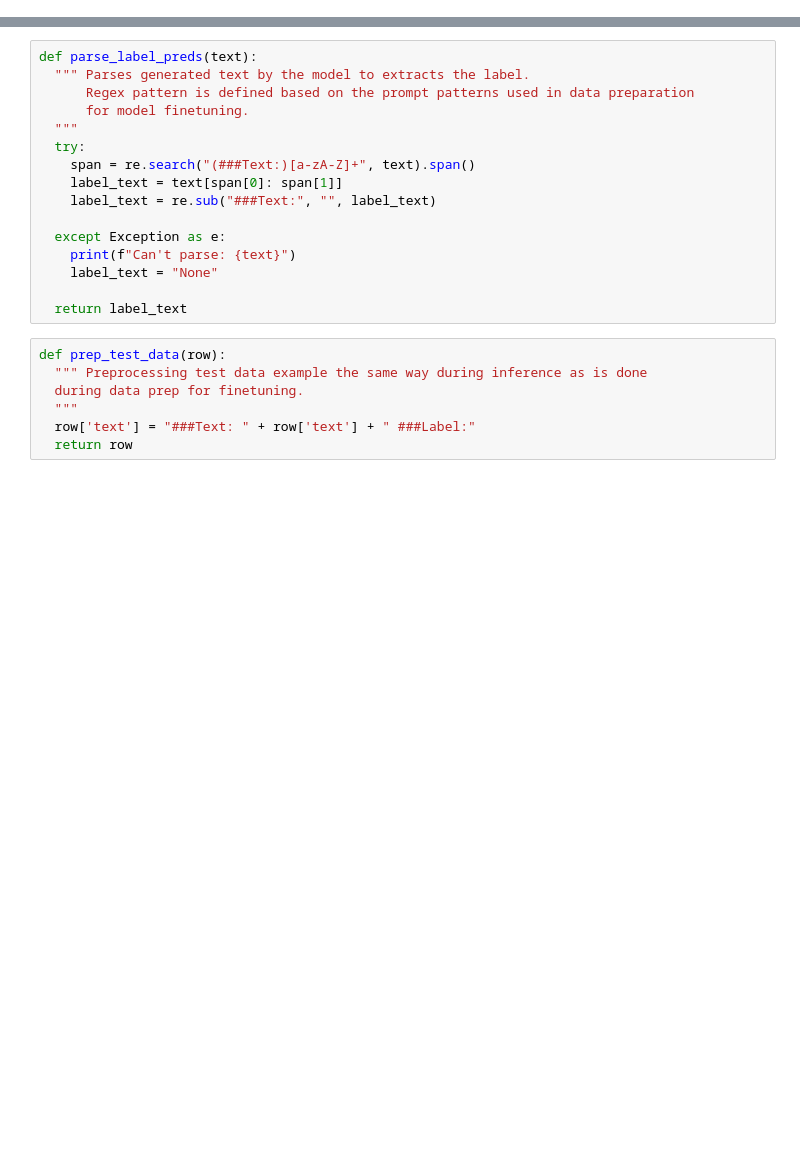
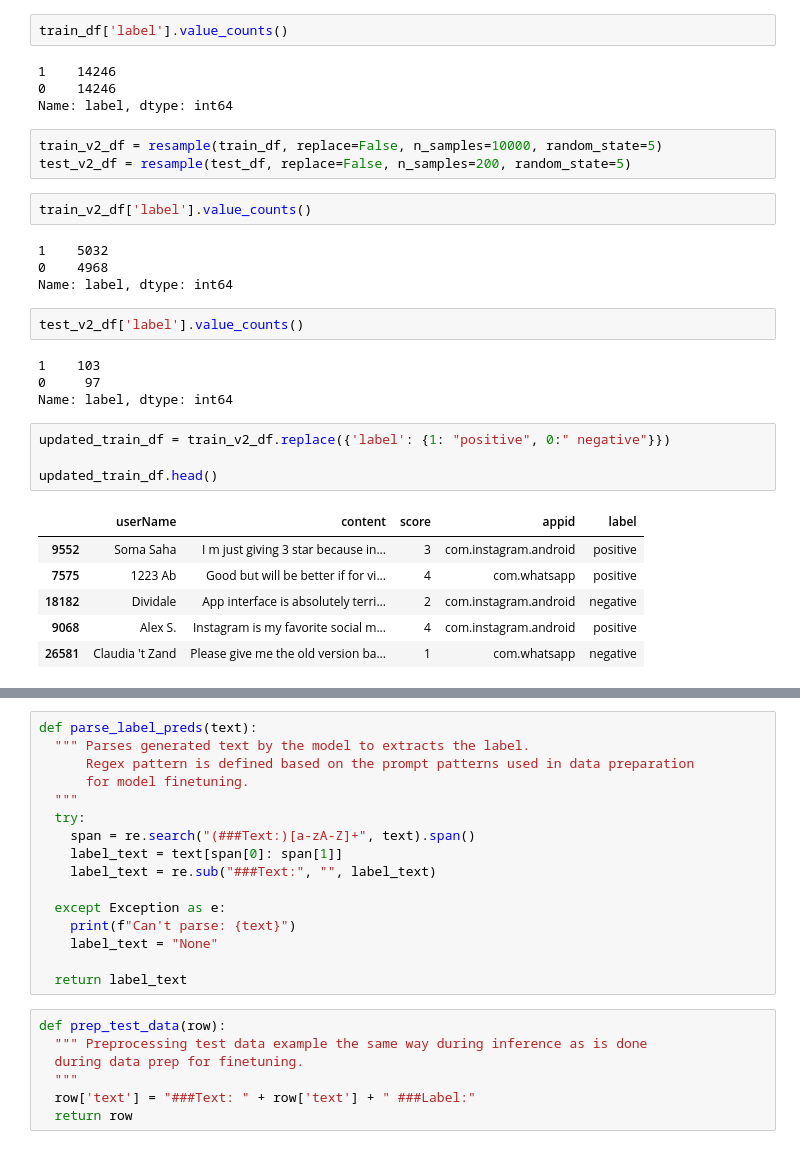
Before and after one commit to Taaniya/exploring-gpt2-language-model, a Jupyter notebook: Text_classification_with_gpt2.ipynb, the cells around one changed output, grey strips where cells are left out. Cells and saved outputs as stored; diff of their text form; blank space fills up the shorter version.

```diff
--- a/Text_classification_with_gpt2.ipynb
+++ b/Text_classification_with_gpt2.ipynb
@@ -43,0 +49,32 @@ test_dataset_path = "./test.csv"
+# %%
+train_df['label'].value_counts()
+# %% [output]
+1    14246
+0    14246
+Name: label, dtype: int64
+# %%
+train_v2_df = resample(train_df, replace=False, n_samples=10000, random_state=5)
+test_v2_df = resample(test_df, replace=False, n_samples=200, random_state=5)
+# %%
+train_v2_df['label'].value_counts()
+# %% [output]
+1    5032
+0    4968
+Name: label, dtype: int64
+# %%
+test_v2_df['label'].value_counts()
+# %% [output]
+1    103
+0     97
+Name: label, dtype: int64
+# %%
+updated_train_df = train_v2_df.replace({'label': {1: "positive", 0:" negative"}})
+
+updated_train_df.head()
+# %% [output]
+|  | userName | content | score | appid | label |
+| 9552 | Soma Saha | I m just giving 3 star because in... | 3 | com.instagram.android | positive |
+| 7575 | 1223 Ab | Good but will be better if for vi... | 4 | com.whatsapp | positive |
+| 18182 | Dividale | App interface is absolutely terri... | 2 | com.instagram.android | negative |
+| 9068 | Alex S. | Instagram is my favorite social m... | 4 | com.instagram.android | positive |
+| 26581 | Claudia 't Zand | Please give me the old version ba... | 1 | com.whatsapp | negative |
```
Also changed, not shown: parts of 33 cells of this notebook.
